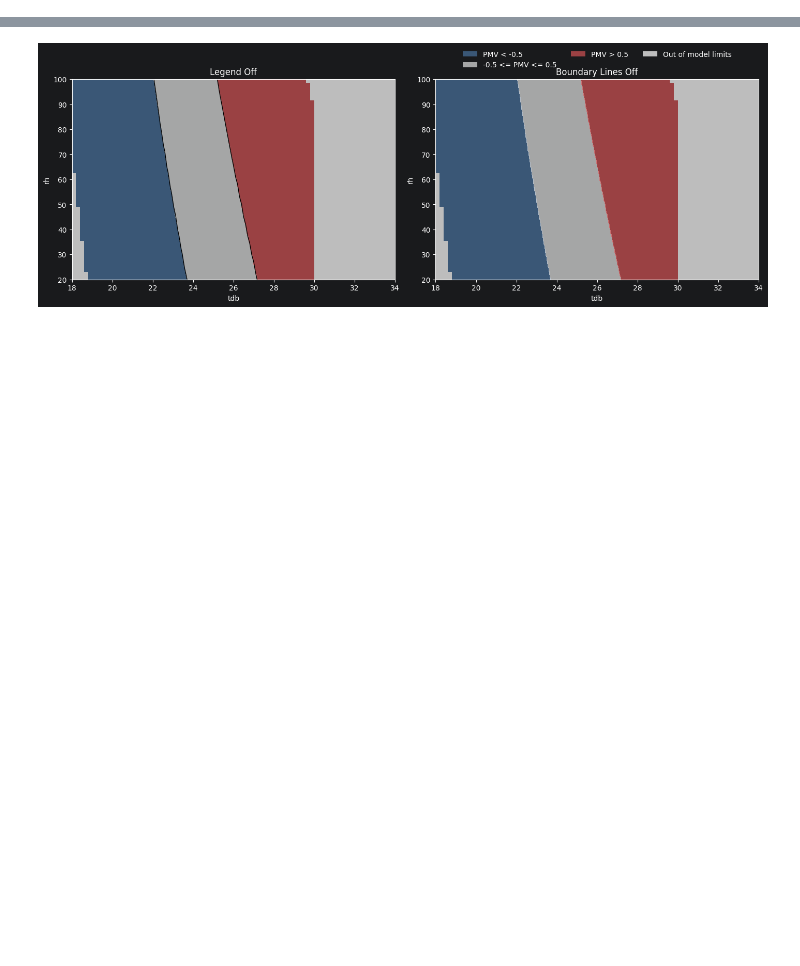
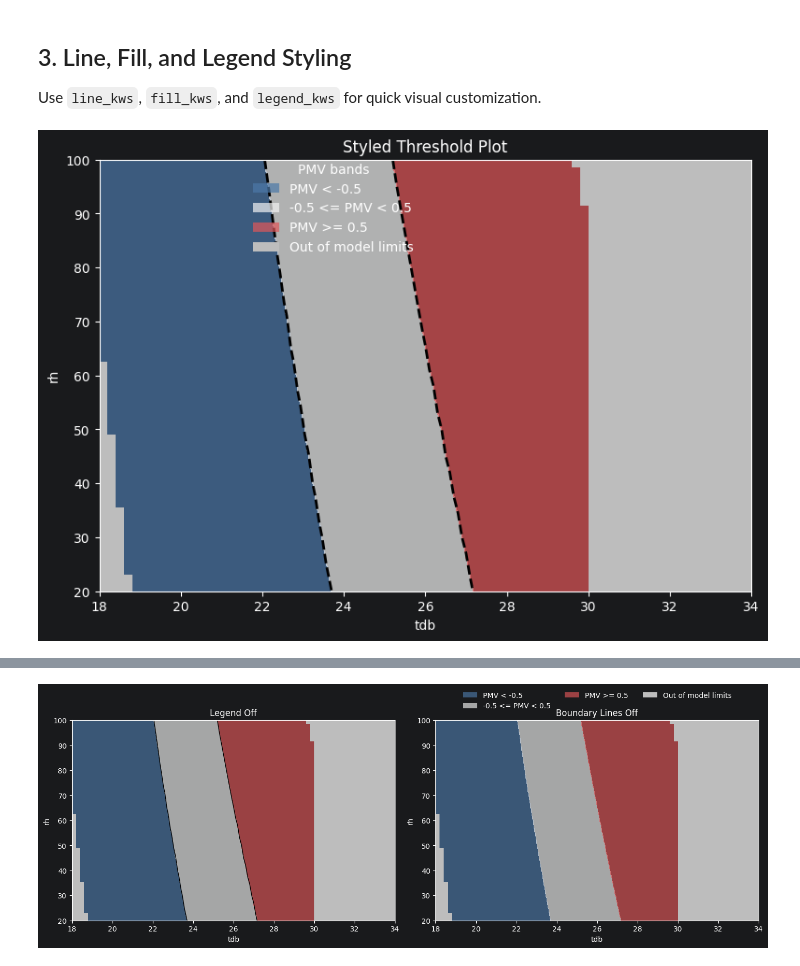
Before and after one commit to HuiHuangWYU/pythermalcomfort, a Jupyter notebook: docs/documentation/plots/matplotlib/threshold_plot.ipynb, the cells around one changed output, grey strips where cells are left out. Saved outputs shown, nothing was run; the diff lists cells and outputs as text; code cells hidden in the pictures; blank space fills up the shorter version.

```diff
--- a/docs/documentation/plots/matplotlib/threshold_plot.ipynb
+++ b/docs/documentation/plots/matplotlib/threshold_plot.ipynb
@@ -58,0 +43,20 @@ The left panel turns the legend off. The right panel keeps the legend but hides
+# %% [markdown]
+## 3. Line, Fill, and Legend Styling
+
+Use `line_kws`, `fill_kws`, and `legend_kws` for quick visual customization.
+# %%
+styled_result = (
+    ThresholdPlot(pmv_ppd_iso)
+    .set_x_axis("tdb", 18.0, 34.0, resolution=0.2)
+    .set_y_axis("rh", 20.0, 100.0, resolution=0.5)
+    .set_params(vr=0.10, met=1.2, clo=0.5, wme=0.0)
+    .set_regions(output="pmv", thresholds=[-0.5, 0.5])
+    .plot(
+        title="Styled Threshold Plot",
+        line_kws={"color": "black", "linewidth": 2.0, "linestyle": "dashed"},
+        fill_kws={"alpha": 0.70},
+        legend_kws={"title": "PMV bands", "ncol": 1, "loc": "upper right"},
+    )
+)
+# %% [output]
+[figure, added]
```
Also changed, not shown: parts of 21 cells of this notebook, 8 other files.
